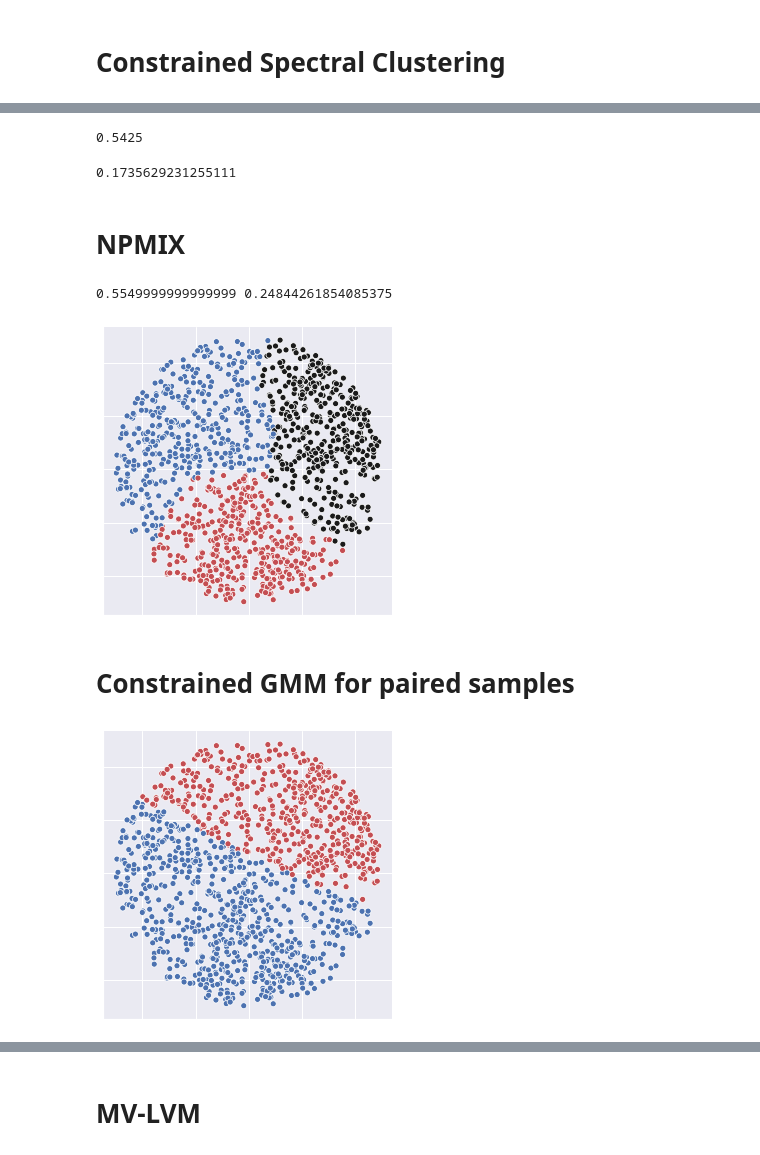
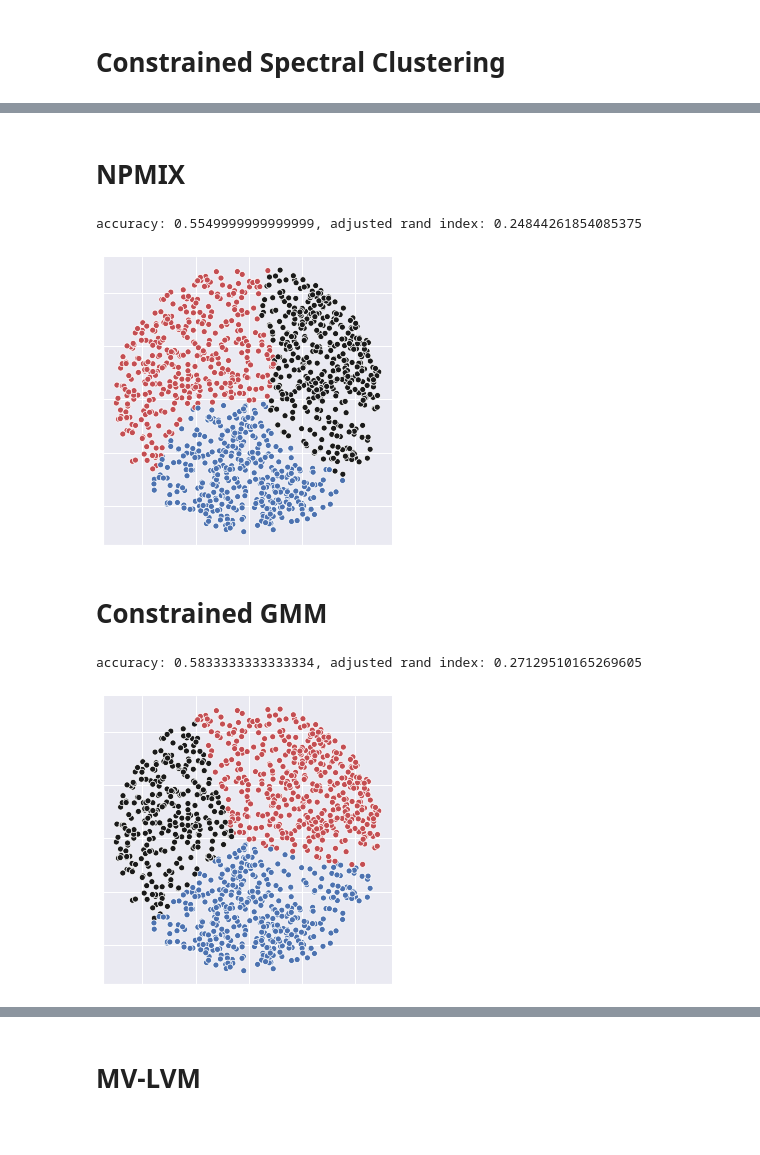
Before and after one commit to alex-ritchie/NDIGO, a Jupyter notebook: Half Disks Example.ipynb, the cells around one changed output, grey strips where cells are left out. Cells and saved outputs as stored; diff of their text form; code cells hidden in the pictures.

```diff
--- a/Half Disks Example.ipynb
+++ b/Half Disks Example.ipynb
@@ -111,22 +104,19 @@ print(best_sigma, best_R, best_ISE)
 sigma = best_sigma
 R = best_R
 w0 = best_w
-#w0 = np.array([0.5, 0.5])
 Z = best_Z
 C = best_C
 G = best_G
 A0 = best_A
-#A0 = np.random.rand(R,M)
-#A0 = A0 / np.sum(A0, axis=0)
-ss=3
+ss=1
 
+# TISE of initialization
 print(best_ISE)
 
 # #solve
-f_star, A_star, w_star, Z, n_iter = clustNP(X, pair_ids.astype("int"), A0, w0, Z, G, stepsize=ss, ss_decr=1,
-                                            epoch_decr = 1, method='psgd', max_iter=200, f_tol=1e-16,
-                                            grad_tol=1e-8, R=R, sigma=sigma, batch_size=64, backtrack=False,
-                                            decay=0.01, momentum=0.2)
-
+f_star, A_star, w_star, Z, n_iter = NDIGO(X, pair_ids.astype("int"), A0, w0, Z, G, stepsize=ss, ss_decr=1,
+                                            epoch_decr = 5, method='psgd', max_iter=200, f_tol=1e-16,
+                                            sigma=sigma, batch_size=64, decay=0.01, momentum=0.3)
+# TISE of solution
 f_star
 # %% [output]
@@ -295,7 +268,6 @@ sns.relplot(x ="x", y="y", data=dfh, hue="decisions")
 # Constrained Spectral Clustering
 # %%
 from clustering_methods import constr_spec_clust
-
 
 connectivity = np.zeros((2*n, 2*n))
 for i in range(n):
@@ -304,7 +276,8 @@ for i in range(n):
     connectivity[j,i] = 1
 Q = connectivity
 A = spclust.affinity_matrix_
-beta = 45
+beta = 1
 u_star, labels, _ = constr_spec_clust(A, Q, beta=beta, n_clust=M)
+labels = labels.flatten()
 # %%
 df = pd.DataFrame({"x": X[:,0], "y": X[:,1], "decisions": labels, "true_class": component_ids})
@@ -323,21 +308,3 @@ ax.set_aspect('equal', 'box')
-# %%
-#compute best accuracy of clustering
-
-cm = sklearn.metrics.confusion_matrix(component_ids, labels, normalize='all')
-import itertools
-perms = np.array(tuple((itertools.permutations(range(cm.shape[0])))))
-acc = 0
-for perm in range(perms.shape[0]):
-    tr = np.trace(cm[perms[perm,:],:])
-    if tr > acc:
-        acc = tr
-acc
-# %% [output]
-0.5425
-# %%
-sklearn.metrics.adjusted_rand_score(component_ids, labels)
-# %% [output]
-0.1735629231255111
 # %% [markdown]
 # NPMIX
 # %%
@@ -346,17 +313,15 @@ labels, ofit_gmm, gmm_assn = NPMIX(X, M=M, M_over=2*M)
 # %%
 df = pd.DataFrame({"x": X[:,0], "y": X[:,1], "decisions": labels, "true_class": component_ids})
 #plot data and decisions
-sns.relplot(x ="x", y="y", data=df, hue="decisions", palette=['b','r', 'k'], legend=False)
+sns.relplot(x ="x", y="y", data=df, hue="decisions", palette=['r', 'b', 'k'], legend=False)
 plt.xlabel("")
 plt.ylabel("")
 ax = plt.gca()
 ax.axes.xaxis.set_ticklabels([])
 ax.axes.yaxis.set_ticklabels([])
 ax.set_aspect('equal', 'box')
-# plt.savefig('halfdisks_npmix.eps', format="eps")
-# plt.savefig('halfdisks_npmix.png', dpi=300)
 
-
+#compute best accuracy of clustering
 cm = sklearn.metrics.confusion_matrix(component_ids, labels, normalize='all')
 import itertools
 perms = np.array(tuple((itertools.permutations(range(cm.shape[0])))))
@@ -366,33 +331,41 @@ for perm in range(perms.shape[0]):
     if tr > acc:
         acc = tr
 ARI = sklearn.metrics.adjusted_rand_score(component_ids, labels)
-print(acc, ARI)
+print(f"accuracy: {acc}, adjusted rand index: {ARI}")
 # %% [output]
-0.5549999999999999 0.24844261854085375
+accuracy: 0.5549999999999999, adjusted rand index: 0.24844261854085375
-[figure, old version]
+[figure, new version]
 # %% [markdown]
-# Constrained GMM for paired samples
+# Constrained GMM
 # %%
 from constr_gmm import constr_gmm
 M=3
-constr_gmm = constr_gmm(X,pair_ids,M,50,0.1) #the last argument is a regularization parameter, try changing if returns all one class
+constr_gmm = constr_gmm(X,pair_ids,M,50,0)
 constr_gmm.run()
 labels= np.argmax(constr_gmm.predict(X), axis=1)
 # %%
 df = pd.DataFrame({"x": X[:,0], "y": X[:,1], "decisions": labels, "true_class": component_ids})
 #plot data and decisions
-try:
-    sns.relplot(x ="x", y="y", data=df, hue="decisions", palette=['b','r'], legend=False)
-except:
-    #constrained GMM assigned every point to a single cluster, don't plot
-    pass
+sns.relplot(x ="x", y="y", data=df, hue="decisions", palette=['r', 'b', 'k'], legend=False)
 plt.xlabel("")
 plt.ylabel("")
 ax = plt.gca()
 ax.axes.xaxis.set_ticklabels([])
 ax.axes.yaxis.set_ticklabels([])
 ax.set_aspect('equal')
-# plt.savefig('halfdisks_constr_gmm.eps', format="eps")
-# plt.savefig('halfdisks_constr_gmm.png', dpi=300)
+
+#compute best accuracy of clustering
+
+cm = sklearn.metrics.confusion_matrix(component_ids, labels, normalize='all')
+import itertools
+perms = np.array(tuple((itertools.permutations(range(cm.shape[0])))))
+acc = 0
+for perm in range(perms.shape[0]):
+    tr = np.trace(cm[perms[perm,:],:])
+    if tr > acc:
+        acc = tr
+ARI = sklearn.metrics.adjusted_rand_score(component_ids, labels)
+print(f"accuracy: {acc}, adjusted rand index: {ARI}")
 # %% [output]
+accuracy: 0.5833333333333334, adjusted rand index: 0.27129510165269605
-[figure, old version]
+[figure, new version]
```
Also changed, not shown: parts of 27 cells of this notebook, 1 other file.
